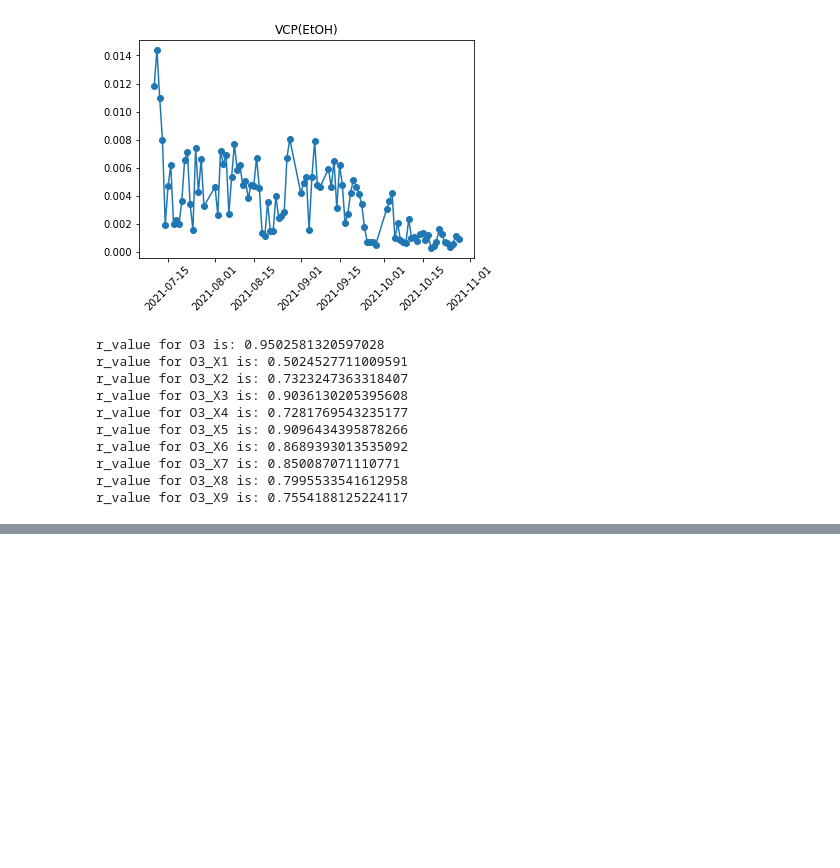
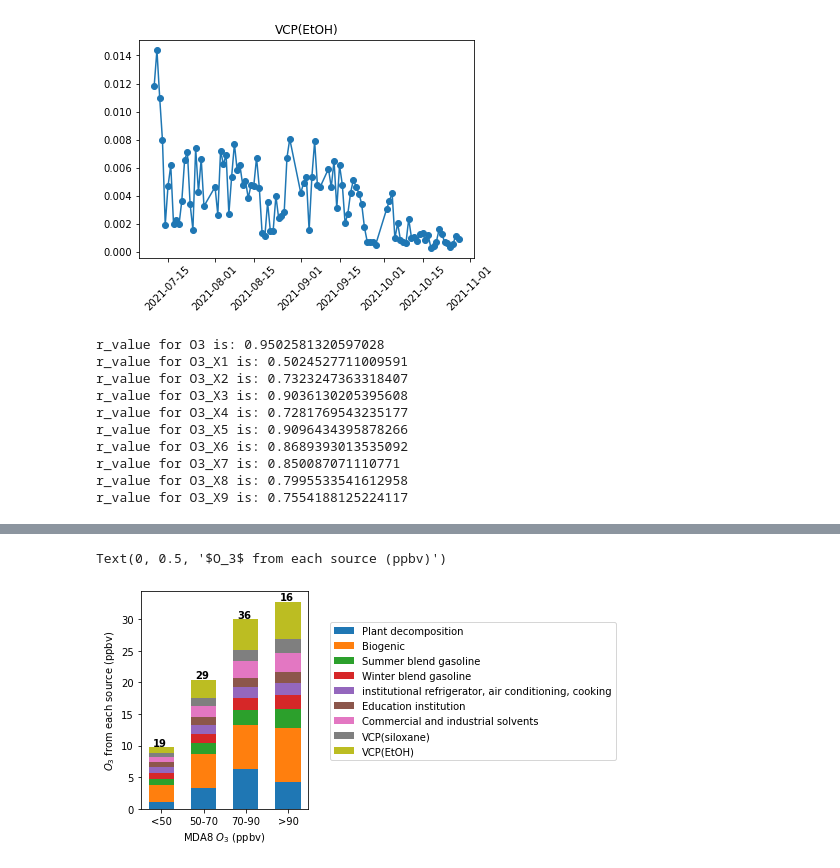
Before and after one commit to shenglun7/VOC_RECAP, a Jupyter notebook: code/script/box_model_output.ipynb, the cells around one changed output, grey strips where cells are left out. Cells and saved outputs as stored; diff of their text form; code cells hidden in the pictures; blank space fills up the shorter version.

```diff
--- a/code/script/box_model_output.ipynb
+++ b/code/script/box_model_output.ipynb
@@ -150,0 +193,26 @@ r_value for O3_X9 is: 0.7554188125224117
+# %%
+# bin by MDA8 O3 50,70,90
+df_plot['MDA8_bin'] = pd.cut(df_plot['MDA8'], bins=[0,50,70,90,120],
+                             labels=['<50','50-70','70-90','>90'])
+df_plot_bin = df_plot.groupby('MDA8_bin').mean()
+
+fig, ax=plt.subplots(1, figsize=(3, 4))
+
+x = df_plot_bin.index
+bottom = np.zeros(len(x))
+
+for i in np.arange(1,10,1):
+    ax.bar(x, df_plot_bin.iloc[:,i], width=0.6,
+           bottom=bottom, label=df_plot_bin.columns[i])
+    bottom = bottom + df_plot_bin.iloc[:,i]
+
+sample_size = df_plot.groupby('MDA8_bin').count().iloc[:,0]
+for j in range(4):
+    ax.text(j-0.2, bottom[j]+0.2, str(sample_size[j]), fontsize=10, fontweight='bold')
+
+ax.legend(bbox_to_anchor=(1.1, 0.88))
+ax.set_xlabel('MDA8 $O_3$ (ppbv)')
+ax.set_ylabel('$O_3$ from each source (ppbv)')
+# %% [output]
+Text(0, 0.5, '$O_3$ from each source (ppbv)')
+[figure, added]
```
Also changed, not shown: parts of 14 cells of this notebook, 9 other files.
